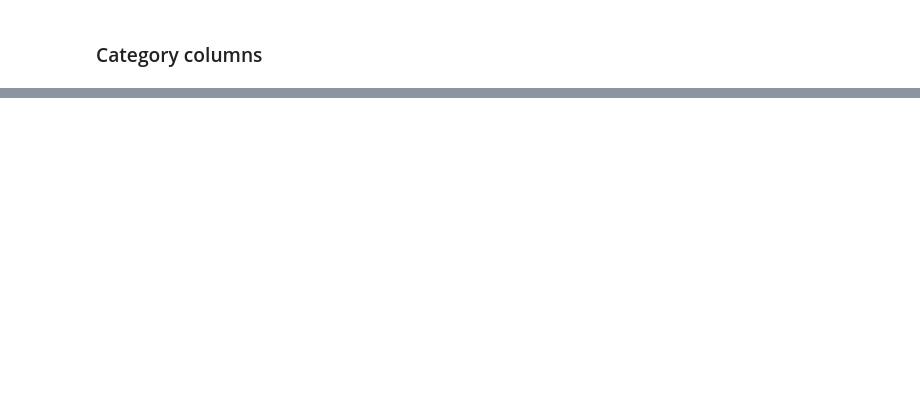
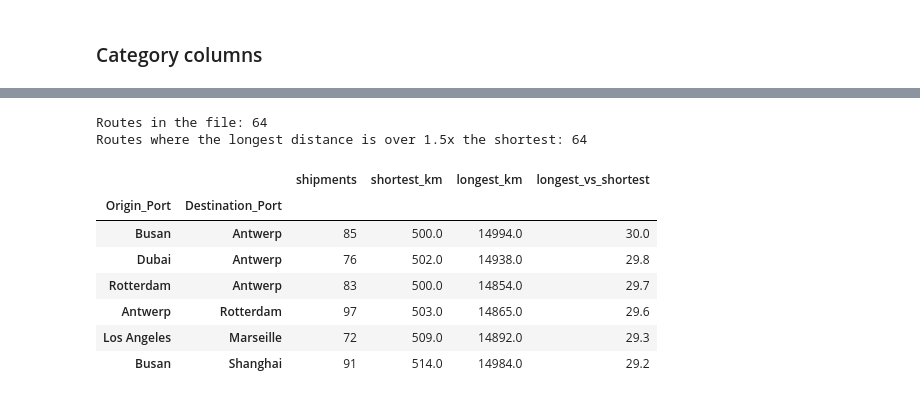
Before and after one commit to zunding19/Aura-LogiSmart, a Jupyter notebook: notebooks/01_data_understanding.ipynb, the cells around one changed output, grey strips where cells are left out. Cells and saved outputs as stored; diff of their text form; code cells hidden in the pictures; blank space fills up the shorter version.

```diff
--- a/notebooks/01_data_understanding.ipynb
+++ b/notebooks/01_data_understanding.ipynb
@@ -527,0 +235,23 @@ Notebook 02 will check the rebuilt file with the same tests used here, then expl
+# %%
+routes = (
+    raw.groupby(["Origin_Port", "Destination_Port"])["Distance_km"]
+    .agg(shipments="count", shortest_km="min", longest_km="max")
+    .round(0)
+)
+routes["longest_vs_shortest"] = (routes["longest_km"] / routes["shortest_km"]).round(1)
+inconsistent_routes = int((routes["longest_vs_shortest"] > 1.5).sum())
+
+print(f"Routes in the file: {len(routes)}")
+print(f"Routes where the longest distance is over 1.5x the shortest: {inconsistent_routes}")
+routes.sort_values("longest_vs_shortest", ascending=False).head(6)
+# %% [output]
+Routes in the file: 64
+Routes where the longest distance is over 1.5x the shortest: 64
+|  |  | shipments | shortest_km | longest_km | longest_vs_shortest |
+| Origin_Port | Destination_Port |  |  |  |  |
+| Busan | Antwerp | 85 | 500.0 | 14994.0 | 30.0 |
+| Dubai | Antwerp | 76 | 502.0 | 14938.0 | 29.8 |
+| Rotterdam | Antwerp | 83 | 500.0 | 14854.0 | 29.7 |
+| Antwerp | Rotterdam | 97 | 503.0 | 14865.0 | 29.6 |
+| Los Angeles | Marseille | 72 | 509.0 | 14892.0 | 29.3 |
+| Busan | Shanghai | 91 | 514.0 | 14984.0 | 29.2 |
```
Also changed, not shown: parts of 53 cells of this notebook, 5 other files.
